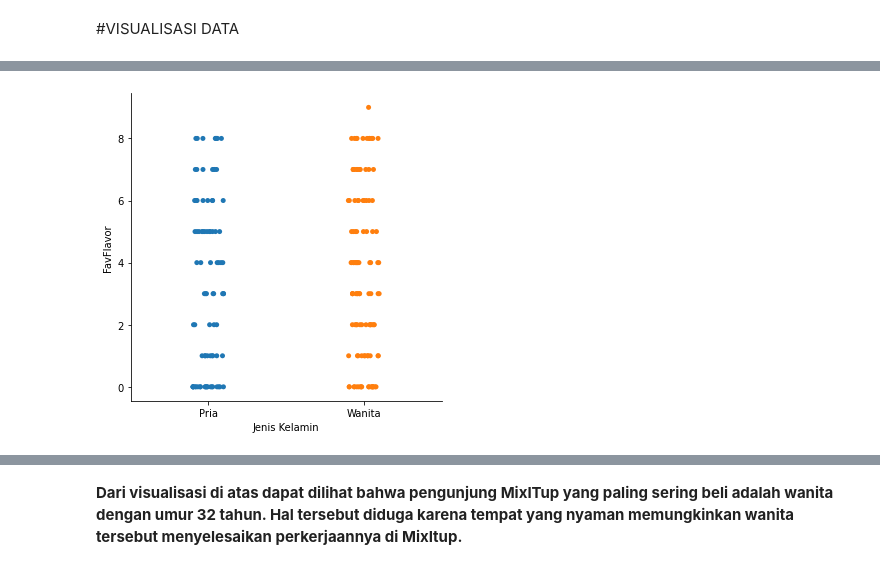
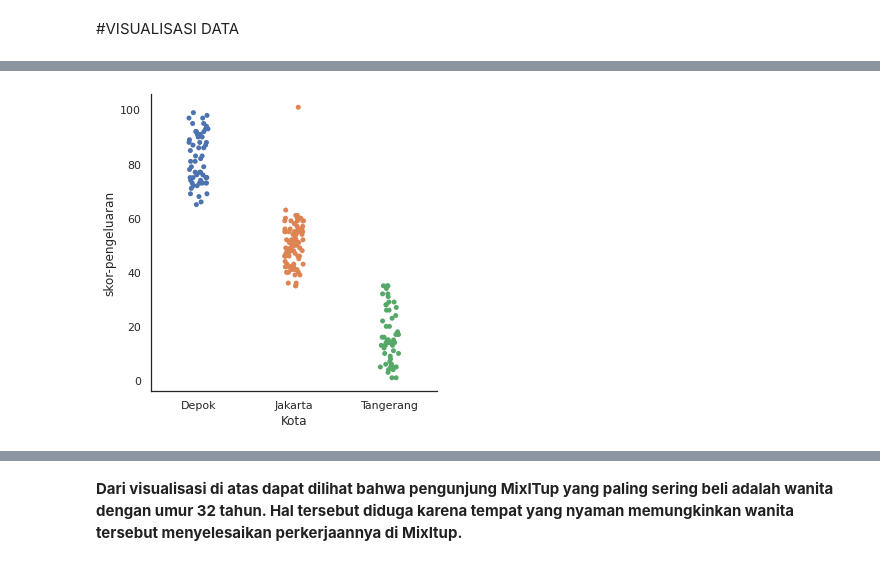
Before and after one commit to ilman79/Case-Study-02-Data-Mining-UIN-Ganjil-2022-Kelompok-1, a Jupyter notebook: Study_Case_2_Kelompok_1.ipynb, the cells around one changed output, grey strips where cells are left out. Cells and saved outputs as stored; diff of their text form; code cells hidden in the pictures.

```diff
--- a/Study_Case_2_Kelompok_1.ipynb
+++ b/Study_Case_2_Kelompok_1.ipynb
@@ -176,0 +191,3 @@ boxplot_outlier(df.Umur)
+# %%
+JK = pd.get_dummies(df['Jenis Kelamin'], prefix='Gender')
+JK.head()
@@ -176,0 +201,3 @@ boxplot_outlier(df.Umur)
+# %%
+kota = pd.get_dummies(df['Kota'], prefix='Kota')
+kota.head()
@@ -176,0 +211,3 @@ boxplot_outlier(df.Umur)
+# %%
+df2 = pd.concat([df, kota, JK], axis = 1)
+df2.head().transpose()
@@ -183,0 +390,30 @@ p= sns.catplot(x="Jenis Kelamin", y="Promo", data=df)
+# %%
+sns.set(style='white')
+plt.clf()
+
+# Membuat canvas
+fig, axs = plt.subplots(6,1,figsize=(10, 8))
+
+# Membuat plot untuk setiap kolom kategorikal
+for i, kol2 in enumerate(kategorik):
+    # Membuat Plot
+    sns.countplot(df[kol2], order = df[kol2].value_counts().index, ax = axs[i])
+
+
+    # Memberikan anotasi
+    for p in axs[i].patches:
+        axs[i].annotate(format(p.get_height(), '.0f'),
+                        (p.get_x() + p.get_width() / 2., p.get_height()),
+                        ha = 'center',
+                        va = 'center',
+                        xytext = (0, 10),
+                        textcoords = 'offset points')
+
+    # Setting Plot
+    sns.despine(right=True,top = True, left = True)
+    axs[i].axes.yaxis.set_visible(False)
+    plt.setp(axs)
+    plt.tight_layout()
+
+# Tampilkan plot
+plt.show()
@@ -184,4 +448,4 @@ p= sns.catplot(x="Jenis Kelamin", y="Promo", data=df)
 # %%
-p= sns.catplot(x="Jenis Kelamin", y="FavFlavor", data=df)
+p = sns.catplot(x="Kota", y="skor-pengeluaran", data=df2)
 # %% [output]
-[figure, old version]
+[figure, new version]
```
Also changed, not shown: parts of 48 cells of this notebook.
